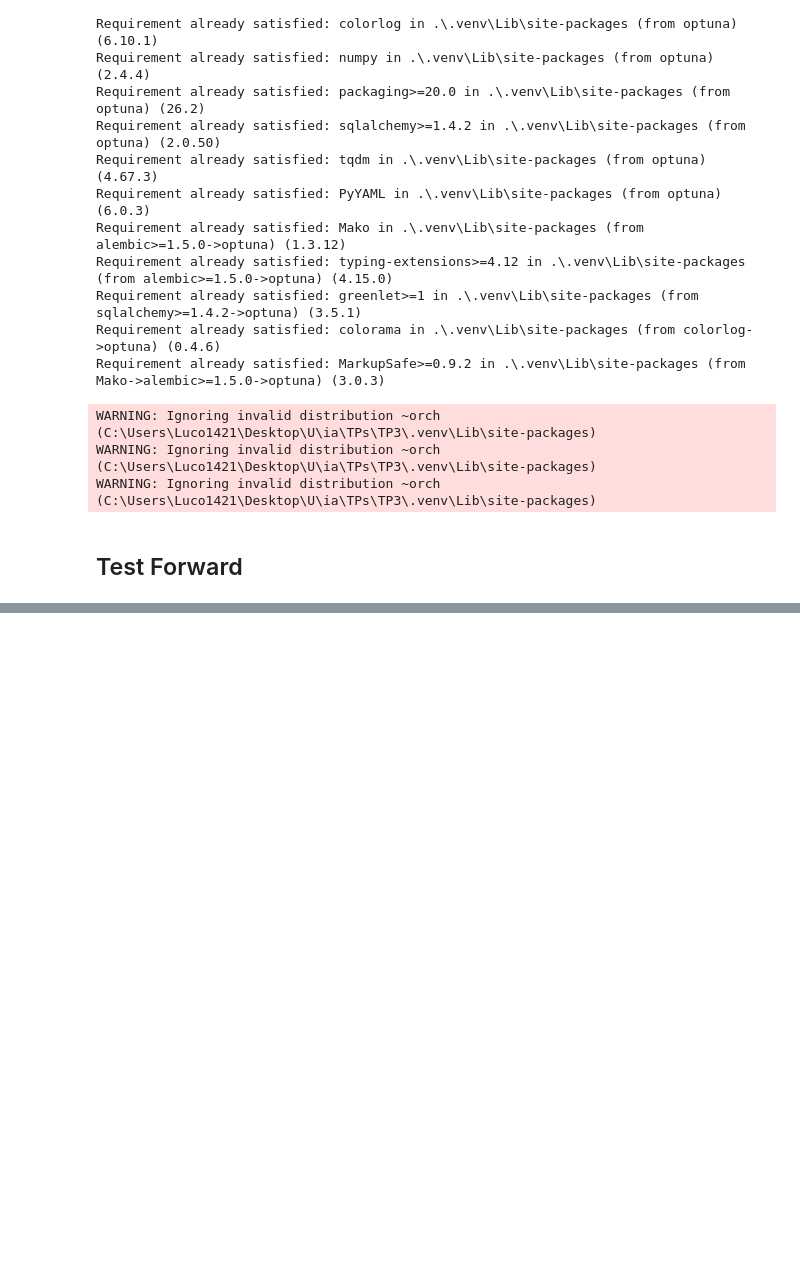
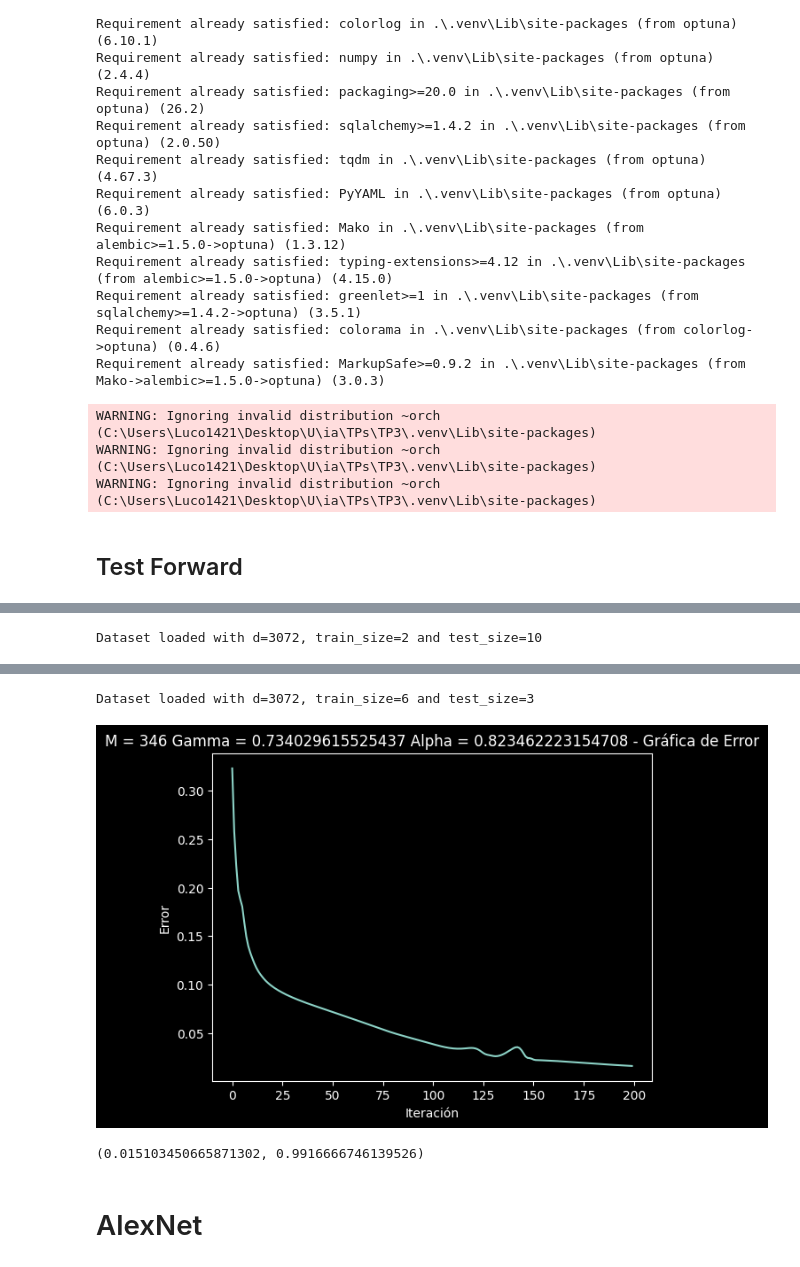
Before and after one commit to Luco1421/TP1-IA, a Jupyter notebook: TP3/TP3.ipynb, the cells around one changed output, grey strips where cells are left out. Cells and saved outputs as stored; diff of their text form; code cells hidden in the pictures; blank space fills up the shorter version.

```diff
--- a/TP3/TP3.ipynb
+++ b/TP3/TP3.ipynb
@@ -360,8 +380,9 @@ def loader_to_tensors(loader, k: int):
 # %%
-acrima_configs = [
-      {"d": 32, "K": 2},   # D = 32*32*3 = 3072
-      {"d": 48, "K": 2},   # D = 48*48*3 = 6912
-      {"d": 64, "K": 2},   # D = 64*64*3 = 12288
-  ]
-
-P = 50
+@dataclass
+class ACRIMA:
+    configs = [
+          32,   # D = 32*32*3 = 3072
+          48,   # D = 48*48*3 = 6912
+          64,   # D = 64*64*3 = 12288
+    ]
+    total = 570
@@ -418,0 +389,51 @@ def run_acrima(M: int = 64):
+# %%
+import plotly.express as px
+
+def study_acrima(dataset: Dataset):
+    d = round(math.sqrt(dataset.d))
+    def objective(trial):
+        alpha = trial.suggest_float("alpha", 1e-3, 5, log=True)
+        gamma = trial.suggest_float("gamma", 1e-6, 1, log=False)
+        M = trial.suggest_int("M", d, ACRIMA.total, log=True) # 2*d + 1 como lim sup, no funciona bien
+        mlp = MultilayerPerceptron([dataset.d, M, 1], alpha, gamma, 1000)
+        history_error = mlp.train_batches(50, dataset.train_loader, alpha, gamma)
+        return history_error[-1]
+
+    optuna.logging.set_verbosity(optuna.logging.INFO)
+
+    stud = optuna.create_study(direction="minimize")
+    stud.optimize(objective, n_trials=5)
+
+    optuna.visualization.plot_optimization_history(stud).show()
+    optuna.visualization.plot_rank(stud).show()
+    optuna.visualization.plot_param_importances(stud).show()
+
+    optuna.visualization.plot_parallel_coordinate(stud).show()
+
+    df = stud.trials_dataframe()
+
+    fig = px.scatter_3d(
+        df,
+        x="params_gamma",
+        y="params_alpha",
+        z="params_M",
+        color="value"
+    )
+
+    fig.show()
+
+    return stud.best_params["alpha"], stud.best_params["gamma"], stud.best_params["M"]
+
+def obtain_best_parameters_acrima():
+    for pix in ACRIMA.configs:
+        data = Dataset(pix,106,50,1,0.3)
+        alpha, gamma, m = study_acrima(data)
+        data = Dataset(pix,100,50,1)
+        mlp = MultilayerPerceptron([data.d, m, 1], alpha, gamma, 1000)
+        history_error = mlp.train_batches(200, data.test_loader, alpha, gamma)
+        visualization.make_error_plot(history_error, f"M = {m} Gamma = {gamma} Alpha = {alpha}")
+        print(mlp.evaluate_batches(data.test_loader))
+        break
+
+obtain_best_parameters_acrima()
+# %% [output]
@@ -418,0 +441 @@ def run_acrima(M: int = 64):
+Dataset loaded with d=3072, train_size=2 and test_size=10
@@ -418,0 +447,5 @@ def run_acrima(M: int = 64):
+Dataset loaded with d=3072, train_size=6 and test_size=3
+[figure, added]
+(0.015103450665871302, 0.9916666746139526)
+# %% [markdown]
+# AlexNet
```
Also changed, not shown: parts of 12 cells of this notebook.
